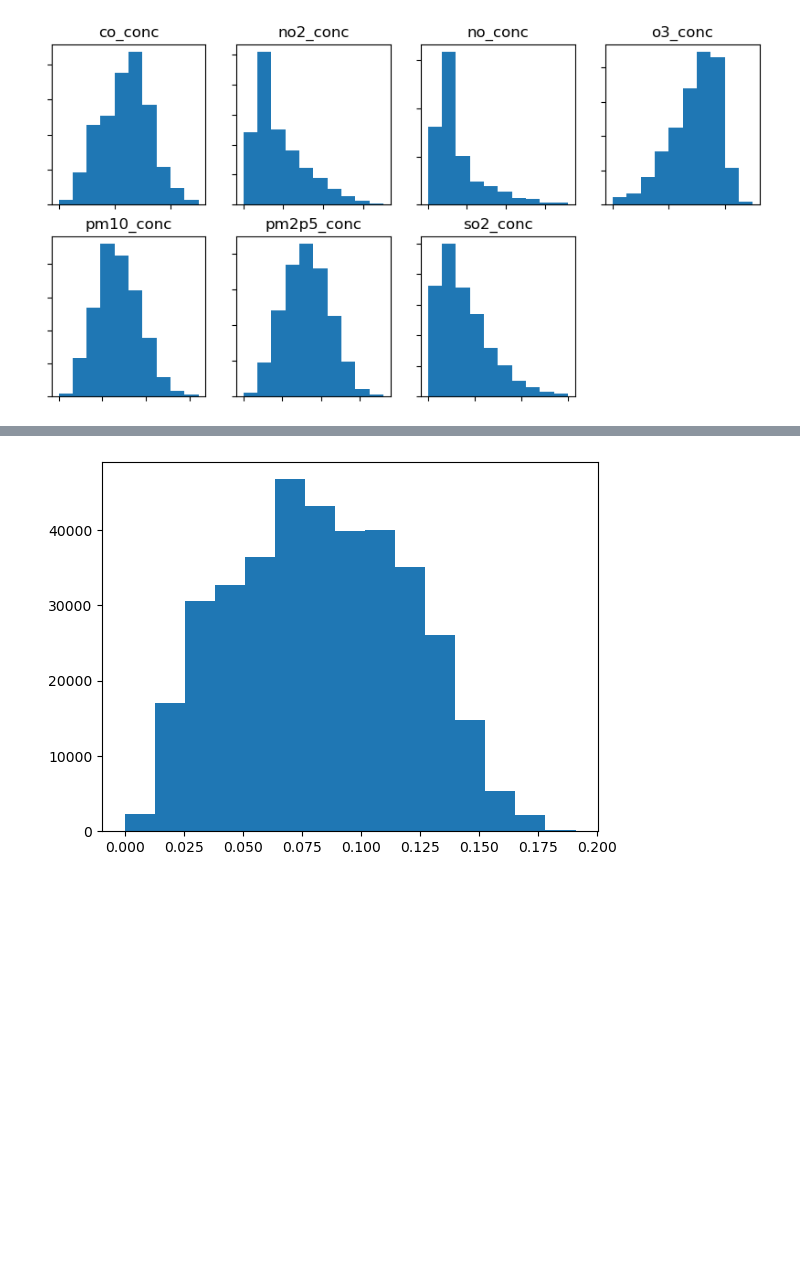
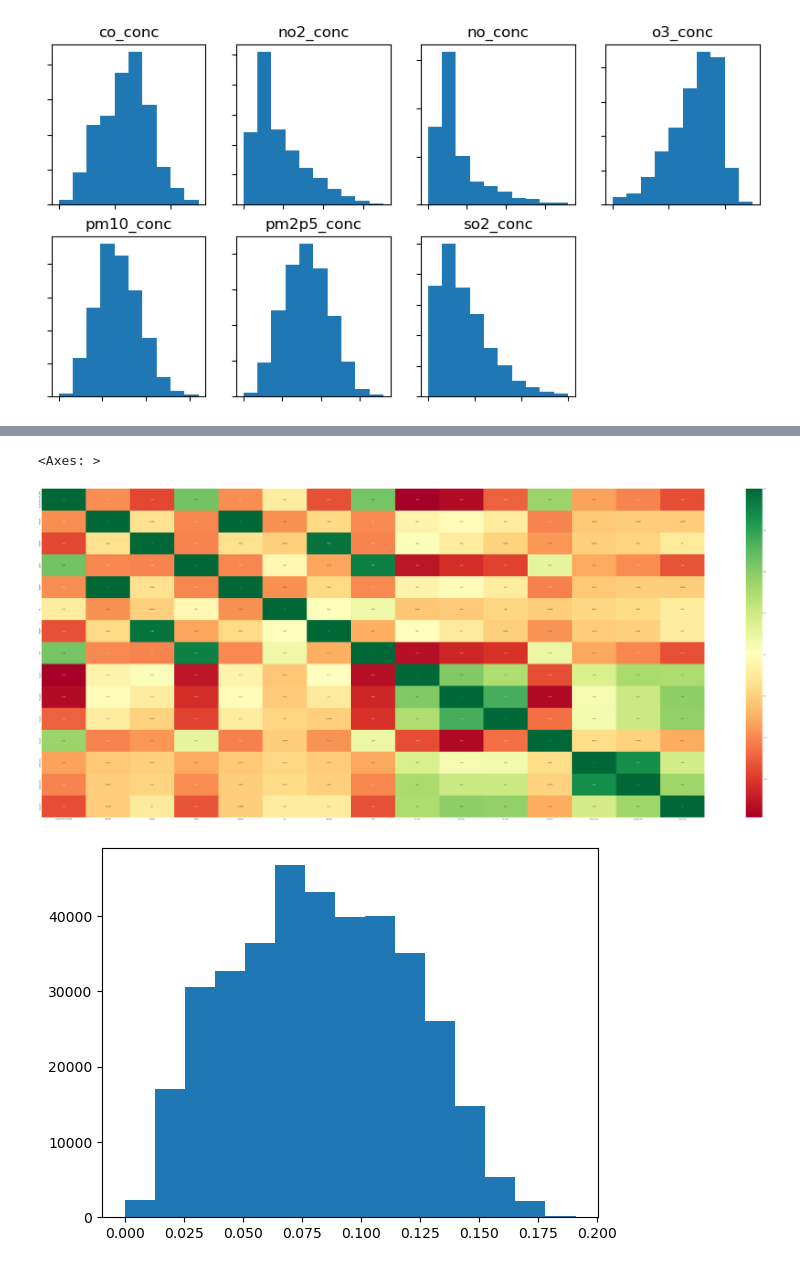
Before and after one commit to ItyTell/Modeling-the-distribution-of-harmful-emissions-in-the-atmosphere, a Jupyter notebook: main.ipynb, the cells around one changed output, grey strips where cells are left out. Drawn from its saved outputs; the diff is of its cells as text; code cells hidden in the pictures; blank space fills up the shorter version.

```diff
--- a/main.ipynb
+++ b/main.ipynb
@@ -227,0 +245,4 @@ plt.show()
+# %%
+a = [i for i in DATA["52.25x36.75"].columns]
+a.remove("time")
+a
@@ -228,3 +265,9 @@ plt.show()
+# %%
+plt.figure(figsize=(100,40))
+seaborn.heatmap(DATA["52.25x36.75"].get(a).corr(),annot=True, cmap='RdYlGn')
+# %% [output]
+<Axes: >
+[figure, added]
 # %%
 plt.hist(np.log(1 +np.log(1 +np.log(1 +np.log(1 +np.log(1 + np.log(1 +     np.log(1 + np.log(1 + np.log(1 + log_stats["so2_conc"]))))))))), bins = 15)
 plt.show()
```
Also changed, not shown: parts of 2 cells of this notebook.
